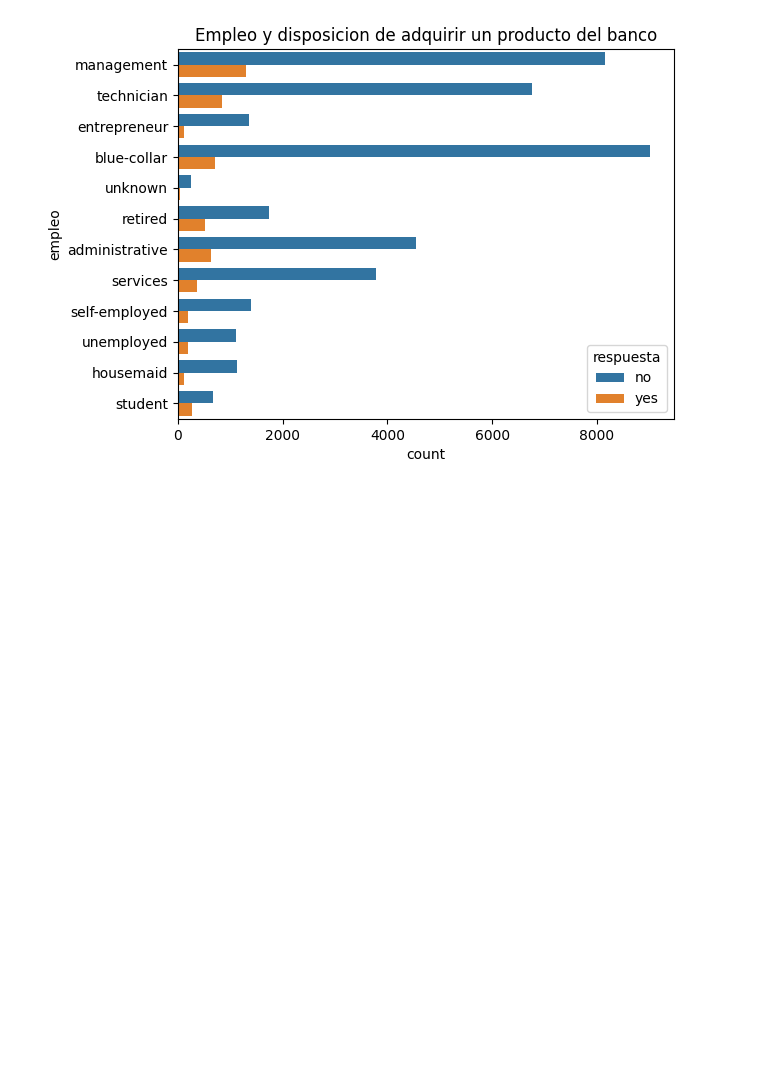
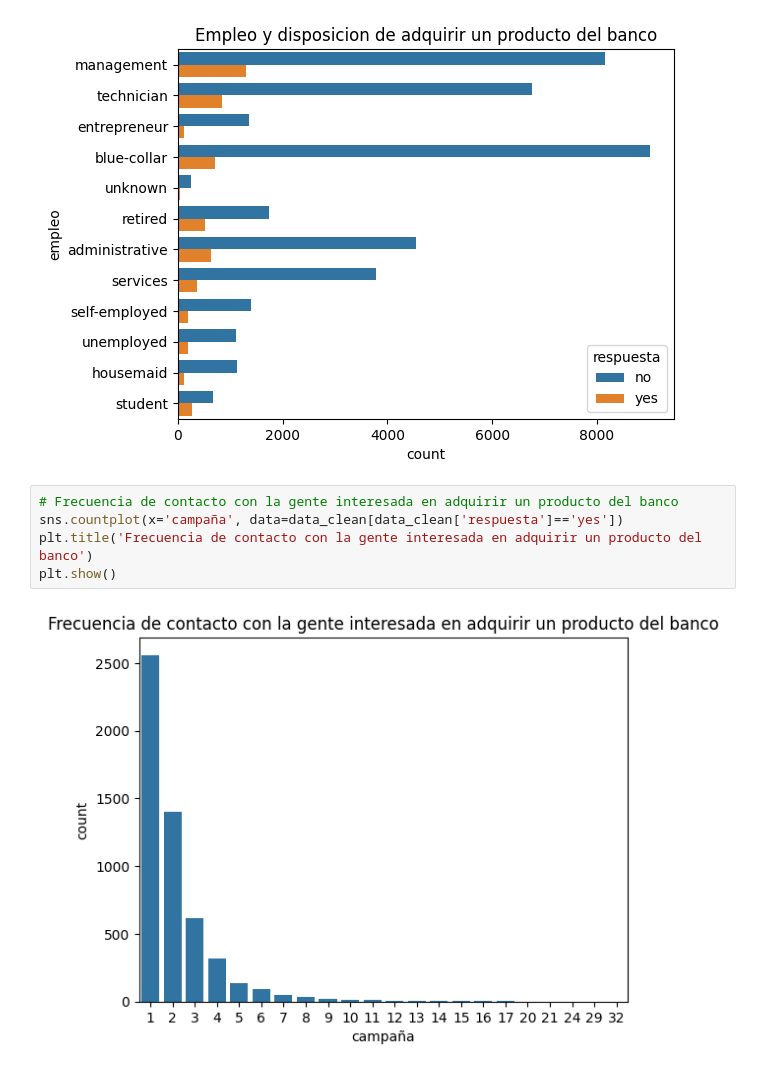
Before and after one commit to Felipecuestas98/Bootcamp-Mintic, a Jupyter notebook: Ejercicio_banco.ipynb, the cells around one changed output. Saved outputs shown, nothing was run; the diff lists cells and outputs as text; blank space fills up the shorter version.

```diff
--- a/Ejercicio_banco.ipynb
+++ b/Ejercicio_banco.ipynb
@@ -554,3 +554,10 @@ plt.title('Empleo y disposicion de adquirir un producto del banco')
 plt.show()
 # %% [output]
 [figure]
+# %%
+# Frecuencia de contacto con la gente interesada en adquirir un producto del banco
+sns.countplot(x='campaña', data=data_clean[data_clean['respuesta']=='yes'])
+plt.title('Frecuencia de contacto con la gente interesada en adquirir un producto del banco')
+plt.show()
+# %% [output]
+[figure, added]
```
Also changed, not shown: parts of 1 cell of this notebook.
